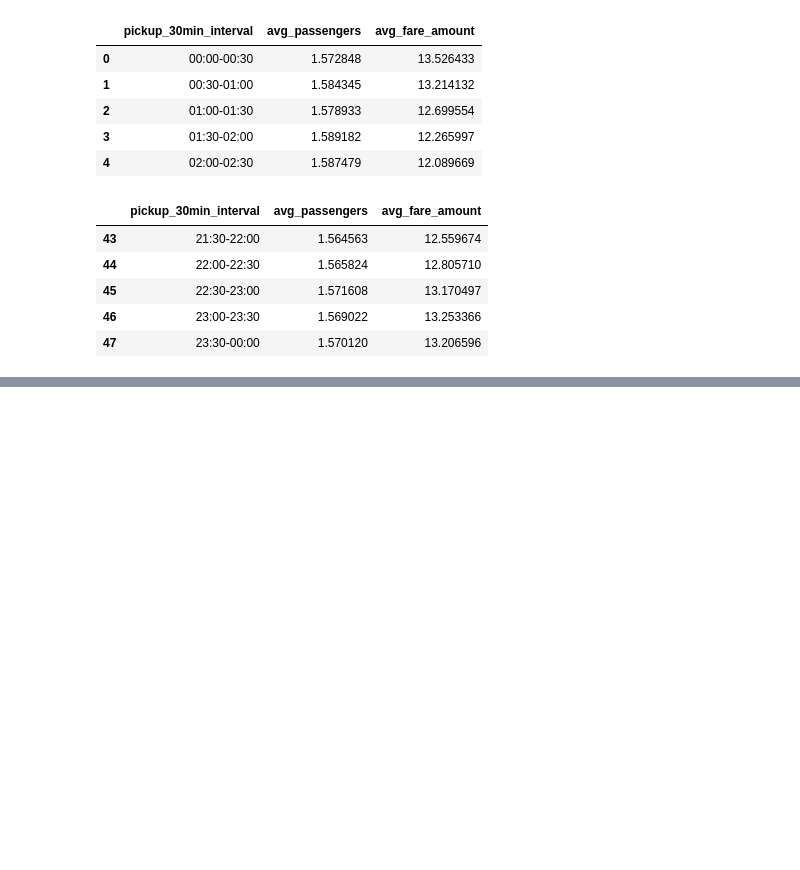
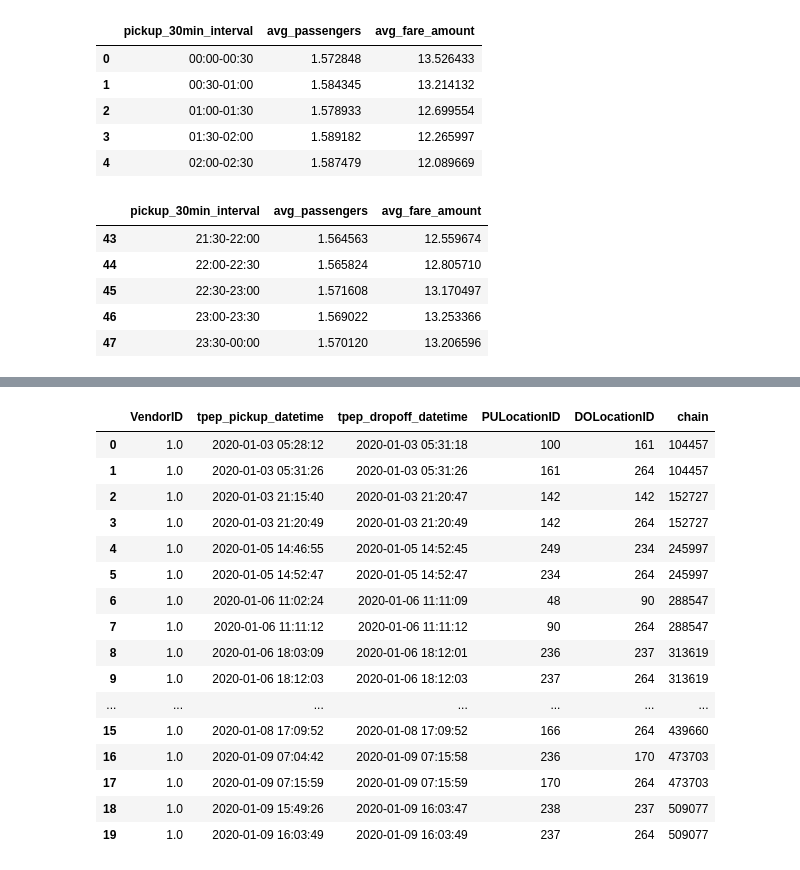
Before and after one commit to JuliusMaliwat/foundations-of-cs-project, a Jupyter notebook: main_notebook.ipynb, the cells around one changed output, grey strips where cells are left out. Saved outputs shown, nothing was run; the diff lists cells and outputs as text; code cells hidden in the pictures; blank space fills up the shorter version.

```diff
--- a/main_notebook.ipynb
+++ b/main_notebook.ipynb
@@ -172,8 +241,10 @@ trips_per_pickup_location.head()
 # %%
+pickup_rounded = df["tpep_pickup_datetime"].dt.floor("30min")
+
 df["pickup_30min_interval"] = (
-    df["tpep_pickup_datetime"].dt.floor("30min").dt.strftime("%H:%M")
+    pickup_rounded.dt.strftime("%H:%M")
     + "-"
-    + (df["tpep_pickup_datetime"].dt.floor("30min") + pd.Timedelta(minutes=30)).dt.strftime("%H:%M")
+    + (pickup_rounded + pd.Timedelta(minutes=30)).dt.strftime("%H:%M")
 )
 
 df[["tpep_pickup_datetime", "pickup_30min_interval"]].head()
@@ -396,23 +288,0 @@ merged_fares[[
-# %%
-
-# Assicurati che le colonne datetime siano nel formato corretto
-df["tpep_pickup_datetime"] = pd.to_datetime(df["tpep_pickup_datetime"])
-df["tpep_dropoff_datetime"] = pd.to_datetime(df["tpep_dropoff_datetime"])
-
-# Ordina il DataFrame per VendorID e tempo
-df = df.sort_values(by=["VendorID", "tpep_dropoff_datetime", "tpep_pickup_datetime"]).reset_index(drop=True)
-
-# Calcola le condizioni per le catene
-same_vendor = df["VendorID"].eq(df["VendorID"].shift())
-matching_locations = df["PULocationID"].eq(df["DOLocationID"].shift())
-time_diff = (df["tpep_pickup_datetime"] - df["tpep_dropoff_datetime"].shift()).dt.total_seconds()
-time_condition = (time_diff > 0) & (time_diff <= 120)
-
-# Condizione finale: tutte le condizioni devono essere vere
-is_chain = same_vendor & matching_locations & time_condition
-
-# Assegna un identificatore di catena
-df["chain"] = (~is_chain).cumsum()
-
-# Visualizza le prime righe con le catene
-df[["VendorID", "tpep_pickup_datetime", "tpep_dropoff_datetime", "PULocationID", "DOLocationID", "chain"]].head(20)
@@ -436,0 +547,28 @@ df[["VendorID", "tpep_pickup_datetime", "tpep_dropoff_datetime", "PULocationID",
+# %%
+chain_counts = df["chain"].value_counts().reset_index()
+chain_counts.columns = ["chain", "trip_count"]
+
+multi_trip_chains = chain_counts[chain_counts["trip_count"] > 1]
+
+chains_with_details = df.merge(multi_trip_chains, on="chain")
+
+chains_with_details_sorted = chains_with_details.sort_values(by=["chain", "tpep_pickup_datetime"])
+chains_with_details_sorted[["VendorID", "tpep_pickup_datetime", "tpep_dropoff_datetime", "PULocationID", "DOLocationID", "chain"]].head(20)
+# %% [output]
+|  | VendorID | tpep_pickup_datetime | tpep_dropoff_datetime | PULocationID | DOLocationID | chain |
+| 0 | 1.0 | 2020-01-03 05:28:12 | 2020-01-03 05:31:18 | 100 | 161 | 104457 |
+| 1 | 1.0 | 2020-01-03 05:31:26 | 2020-01-03 05:31:26 | 161 | 264 | 104457 |
+| 2 | 1.0 | 2020-01-03 21:15:40 | 2020-01-03 21:20:47 | 142 | 142 | 152727 |
+| 3 | 1.0 | 2020-01-03 21:20:49 | 2020-01-03 21:20:49 | 142 | 264 | 152727 |
+| 4 | 1.0 | 2020-01-05 14:46:55 | 2020-01-05 14:52:45 | 249 | 234 | 245997 |
+| 5 | 1.0 | 2020-01-05 14:52:47 | 2020-01-05 14:52:47 | 234 | 264 | 245997 |
+| 6 | 1.0 | 2020-01-06 11:02:24 | 2020-01-06 11:11:09 | 48 | 90 | 288547 |
+| 7 | 1.0 | 2020-01-06 11:11:12 | 2020-01-06 11:11:12 | 90 | 264 | 288547 |
+| 8 | 1.0 | 2020-01-06 18:03:09 | 2020-01-06 18:12:01 | 236 | 237 | 313619 |
+| 9 | 1.0 | 2020-01-06 18:12:03 | 2020-01-06 18:12:03 | 237 | 264 | 313619 |
+| ... | ... | ... | ... | ... | ... | ... |
+| 15 | 1.0 | 2020-01-08 17:09:52 | 2020-01-08 17:09:52 | 166 | 264 | 439660 |
+| 16 | 1.0 | 2020-01-09 07:04:42 | 2020-01-09 07:15:58 | 236 | 170 | 473703 |
+| 17 | 1.0 | 2020-01-09 07:15:59 | 2020-01-09 07:15:59 | 170 | 264 | 473703 |
+| 18 | 1.0 | 2020-01-09 15:49:26 | 2020-01-09 16:03:47 | 238 | 237 | 509077 |
+| 19 | 1.0 | 2020-01-09 16:03:49 | 2020-01-09 16:03:49 | 237 | 264 | 509077 |
```
Also changed, not shown: parts of 82 cells of this notebook.
